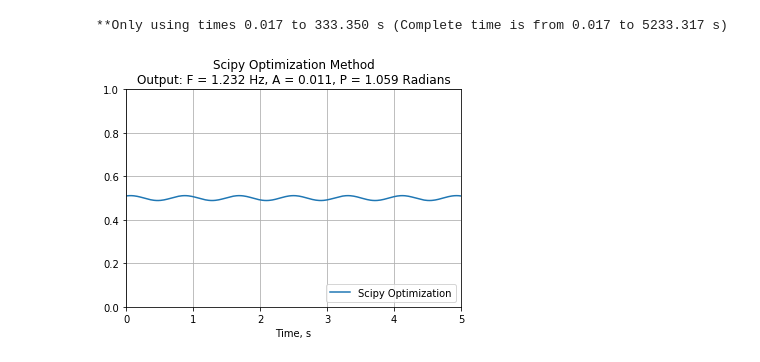
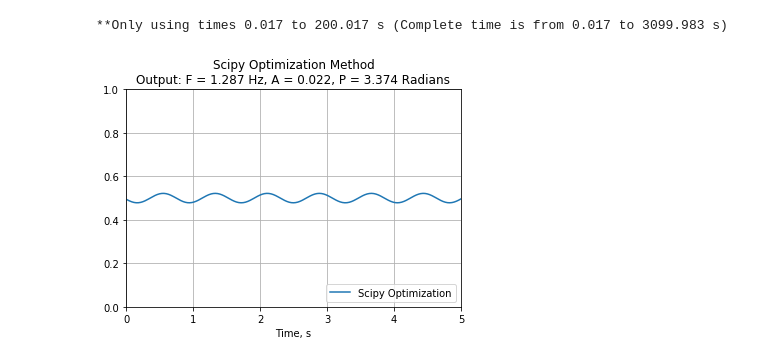
Before and after one commit to garretts-hub/GST_Work, a Jupyter notebook: Drift Analysis with Real Data.ipynb, the cells around one changed output. Saved outputs shown, nothing was run; the diff lists cells and outputs as text; code cells hidden in the pictures.

```diff
--- a/Drift Analysis with Real Data.ipynb
+++ b/Drift Analysis with Real Data.ipynb
@@ -17,7 +17,7 @@ data_option = 3
 #For reading in experimental data: enter here
 if data_option == 2 or data_option == 3:
     base = "N:/Programs/Ions Share/Gate-Set Tomography/DriftAnalysis/"
-    name = '2018_08_27 Gi Data/2018_08_27_1354_31_DRIFT' #specify date_folder/txt_file_name
+    name = '2018_08_27 Gi Data/2018_08_27_1627_08_DRIFT' #specify date_folder/txt_file_name
     file_loc = base + name + ".txt"
     time_per_sample = 1/60 #seconds, only necessary if you're doing the merge lines
     savepath = None
@@ -149,8 +151,9 @@ if False:
 # %%
 ##### Use the improved, 3D optimization here. Warning: it is pretty slow.
+
 low_index = 0 #used for selecting how much data you want to send in
 high_index = 8000
-if True:
+if False:
     input_times = timestamp_array[low_index:high_index]
     input_values = ones_count_array[low_index:high_index]
     f_range=np.linspace(1.187, 1.195, 20)
@@ -196,20 +180,20 @@ Scanning amp & phase with F = 1.195 Hz
 # %%
 ########### Use the scipy optimization here. To work, it requires a good guess in guess_params
 
 low_index = 0 #used for selecting how much data you want to send in
-high_index = 20000
+high_index = 12000
 form = 'sine'
 guess_params = (1.2, 0.02, 4)
 
 if True:
     input_times = timestamp_array[low_index:high_index]
     input_values = ones_count_array[low_index:high_index]
     if input_times[-1] != timestamp_array[-1]:
         print("**Only using times {:.3f} to {:.3f} s (Complete time is from {:.3f} to {:.3f} s)".format(
             timestamp_array[low_index],timestamp_array[high_index], timestamp_array[0], timestamp_array[-1]))
 
     from max_likelihood import scipy_optimization
-    opt_params = scipy_optimization(input_times, input_values, guess_params, form, actual_params=None)
+    opt_params = scipy_optimization(input_times, input_values, guess_params, form, plot=True, actual_params=None)
 # %% [output]
-**Only using times 0.017 to 333.350 s (Complete time is from 0.017 to 5233.317 s)
+**Only using times 0.017 to 200.017 s (Complete time is from 0.017 to 3099.983 s)
-[figure, old version]
+[figure, new version]
```
Also changed, not shown: parts of 4 cells of this notebook, 2 other files.
